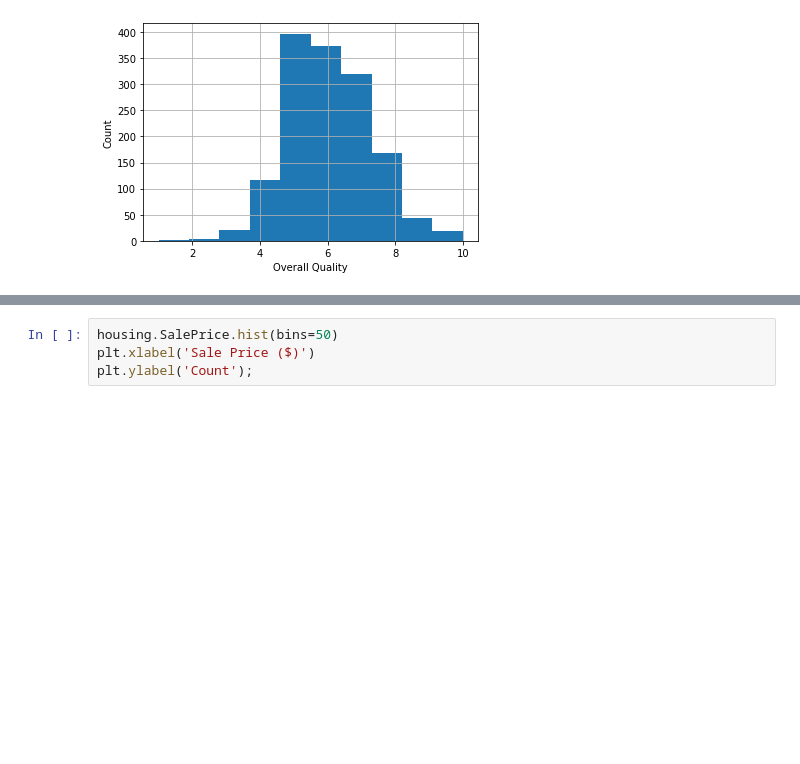
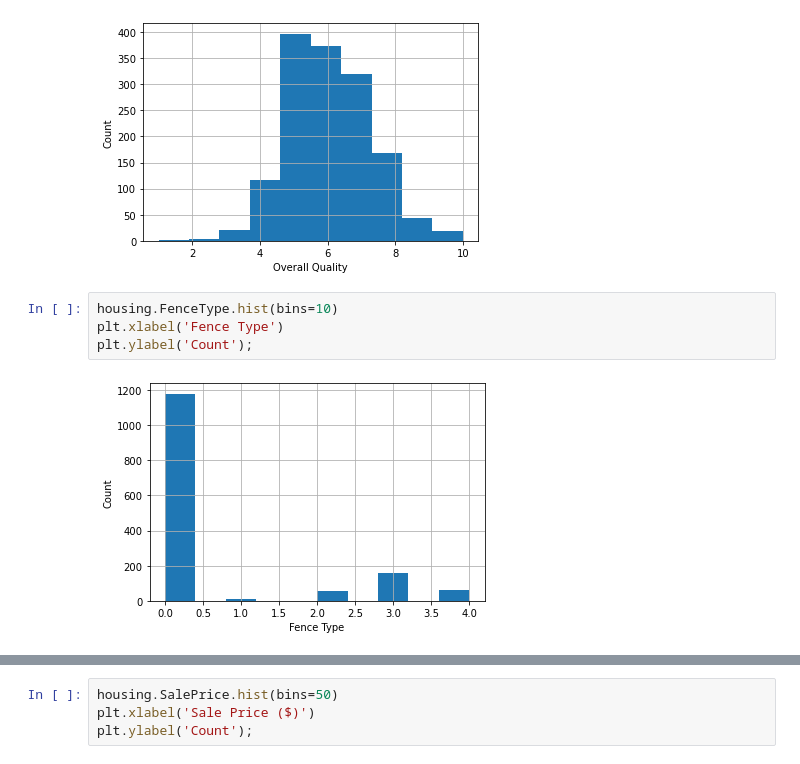
Before and after one commit to smaxwell953/Springboard_DSC_Career_Track, a Jupyter notebook: Capstone 2/Exploratory Data Analysis.ipynb, the cells around one changed output, grey strips where cells are left out. Drawn from its saved outputs; the diff is of its cells as text; blank space fills up the shorter version.

```diff
--- a/Capstone 2/Exploratory Data Analysis.ipynb
+++ b/Capstone 2/Exploratory Data Analysis.ipynb
@@ -87,3 +87,9 @@ plt.xlabel('Overall Quality')
 plt.ylabel('Count');
 # %% [output]
 [figure]
+# %%
+housing.FenceType.hist(bins=10)
+plt.xlabel('Fence Type')
+plt.ylabel('Count');
+# %% [output]
+[figure, added]
```
Also changed, not shown: parts of 20 cells of this notebook.
